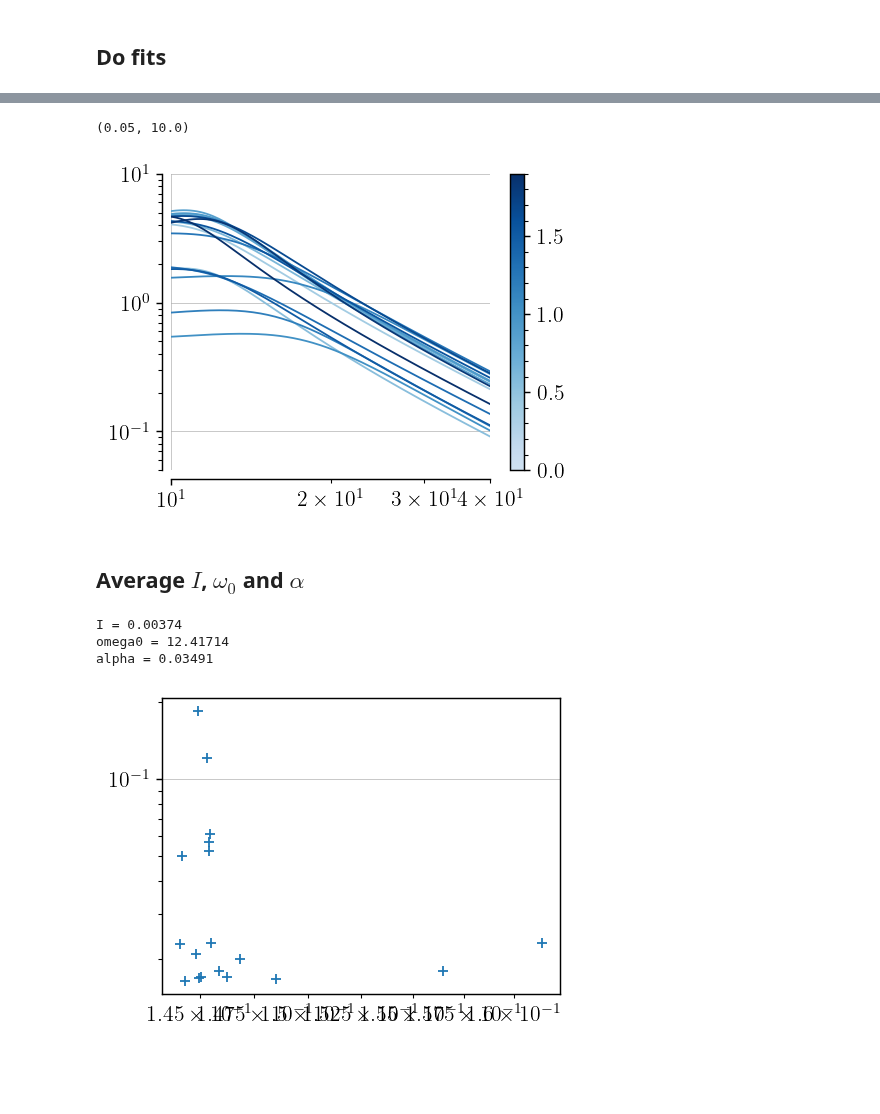
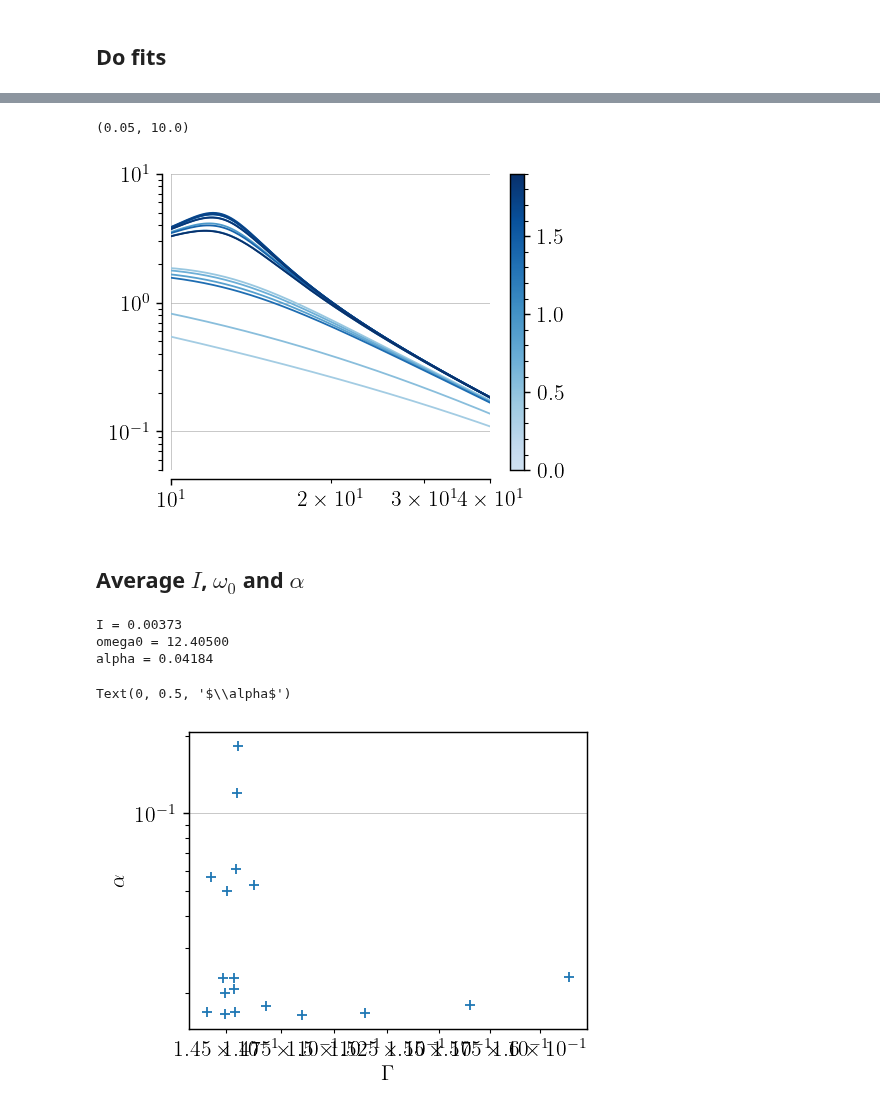
Before and after one commit to TomVdt/TPIII, a Jupyter notebook: 05-milieux-granulaires/analyse/exp1_test.ipynb, the cells around one changed output, grey strips where cells are left out. Saved outputs shown, nothing was run; the diff lists cells and outputs as text; code cells hidden in the pictures; blank space fills up the shorter version.

```diff
--- a/05-milieux-granulaires/analyse/exp1_test.ipynb
+++ b/05-milieux-granulaires/analyse/exp1_test.ipynb
@@ -36,7 +36,7 @@ metadata_file = glob('../data/250321-exp2/*-exp?.txt')
 metadata = np.loadtxt(metadata_file[0], skiprows=1, delimiter='\t')
 
 data_files = glob('../data/250321-exp2/*-exp?_step*.txt')
-data_files.sort()
+data_files.sort(key=lambda s: int(s.split('step')[-1][:-4]))
 
 data: list[Step] = []
 trash: list[int] = []
@@ -68,29 +68,31 @@ def theory(x: np.ndarray, I: float, w0: float, alpha: float) -> np.ndarray:
         (I * (w0**2 - x**2))**2 + (alpha * x)**2
     )
 # %%
-show_plots = True
+show_plots = False
 
-all_popt_pass1 = np.zeros((len(data), 3))
+all_popt_err_pass1 = unp.uarray(np.zeros((len(data), 3)), 0)
 for i, step in enumerate(data):
     popt, pcov = sc.optimize.curve_fit(
         theory, step.freqs, step.chi_abs,
         bounds=(0, np.inf)
     )
-    all_popt_pass1[i] = popt
+    all_popt_err_pass1[i] = unp.uarray(popt, np.sqrt(np.diag(pcov)))
 
-all_popt_pass2 = np.zeros(len(data))
-I, w0, _ = np.mean(all_popt_pass1, axis=0)
-theory_constrained = lambda x, alpha: theory(x, I, w0, alpha)
+I, w0, _ = np.mean(all_popt_err_pass1, axis=0)
+all_popt_pass2 = np.zeros((len(data), 3))
 
 for i, step in enumerate(data):
     popt, pcov = sc.optimize.curve_fit(
-        theory_constrained, step.freqs, step.chi_abs,
-        bounds=(0, np.inf)
+        theory, step.freqs, step.chi_abs,
+        bounds=(
+            (I.n - I.s, w0.n - w0.s, 0),
+            (I.n + I.s, w0.n + w0.s, np.inf)
+        )
     )
     all_popt_pass2[i] = popt
 
     if show_plots:
         print("[I, omega, alpha] = ", popt)
         plt.plot(step.freqs, step.chi_abs)
-        plt.loglog(step.freqs, theory(step.freqs, I, w0, *popt))
+        plt.loglog(step.freqs, theory(step.freqs, *popt))
         plt.show()
@@ -111,46 +99,49 @@ for i, step in enumerate(data):
 # %%
 max_amplitude = max(step.imposed_vibration for step in data)
 min_amplitude = min(step.imposed_vibration for step in data)
 
 cmap = truncate_colormap(plt.cm.Blues, 0.2, 1.0)
 norm = mpl.colors.Normalize(vmin=min_amplitude, vmax=max_amplitude)
 
 fig, ax = plt.subplots()
 
-for i, (popt, step) in enumerate(zip(reversed(all_popt_pass1), reversed(data))):
+for i, (popt, step) in enumerate(zip(reversed(all_popt_pass2), reversed(data))):
     color = cmap(step.imposed_vibration / max_amplitude * 0.8 + 0.2)
     fitted = theory(step.freqs, *popt)
     # ax.loglog(step.freqs, step.chi_abs, c=color)
     ax.loglog(step.freqs, fitted, c=color)
 
 # plt.colorbar()
 fig.colorbar(plt.cm.ScalarMappable(norm, cmap), ax=ax)
 
 ax.spines[['top', 'right']].set_visible(False)
 ax.spines[['bottom', 'left']].set_position(('outward', 5))
 ax.grid(True, axis='y')
 ax.set_xlim(1e1, 4e1)
 ax.set_ylim(5e-2, 1e1)
 # %% [output]
 (0.05, 10.0)
-[figure, old version]
+[figure, new version]
 # %% [markdown]
 ## Average $I$, $\omega_0$ and $\alpha$
 # %%
-I, omega0, alpha = np.mean(all_popt_pass1, axis=0)
+I, omega0, alpha = np.mean(all_popt_pass2, axis=0)
 print(f"{I = :.5f}")
 print(f"{omega0 = :.5f}")
 print(f"{alpha = :.5f}")
 # %% [output]
-I = 0.00374
-omega0 = 12.41714
-alpha = 0.03491
+I = 0.00373
+omega0 = 12.40500
+alpha = 0.04184
 # %%
 x = [step.gamma for step in data]
-plt.scatter(x, all_popt_pass2)
+plt.scatter(x, all_popt_pass2[:, 2])
 # xx = np.linspace(0, 1)
 # plt.plot(xx, 1/xx)
 plt.yscale('log')
 plt.xscale('log')
+plt.xlabel(r'$\Gamma$')
+plt.ylabel(r'$\alpha$')
 # %% [output]
+Text(0, 0.5, '$\\alpha$')
-[figure, old version]
+[figure, new version]
```
Also changed, not shown: parts of 1 cell of this notebook.
